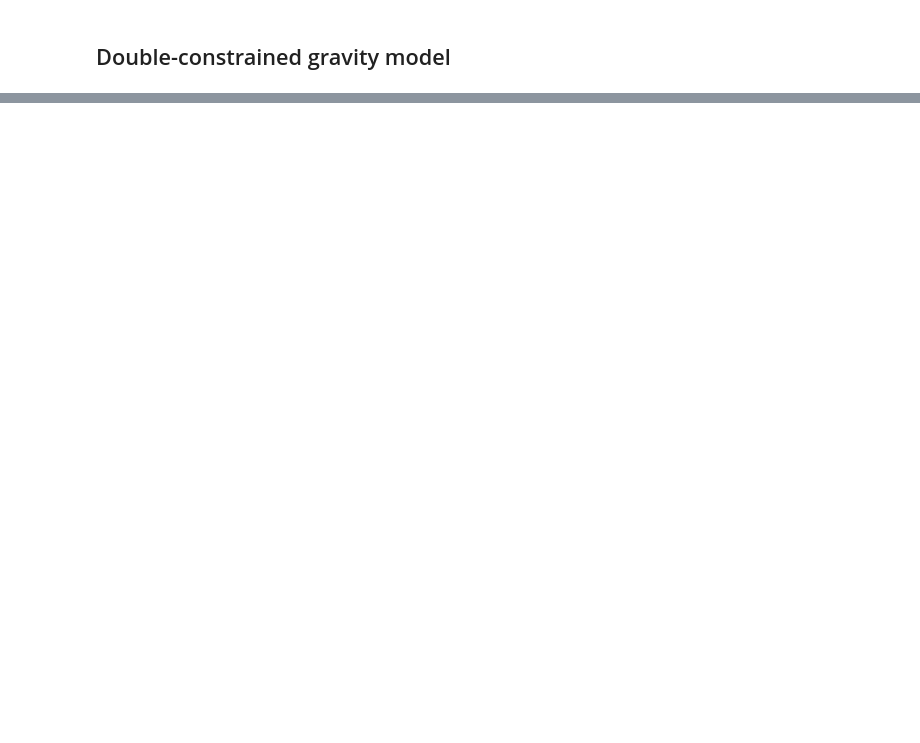
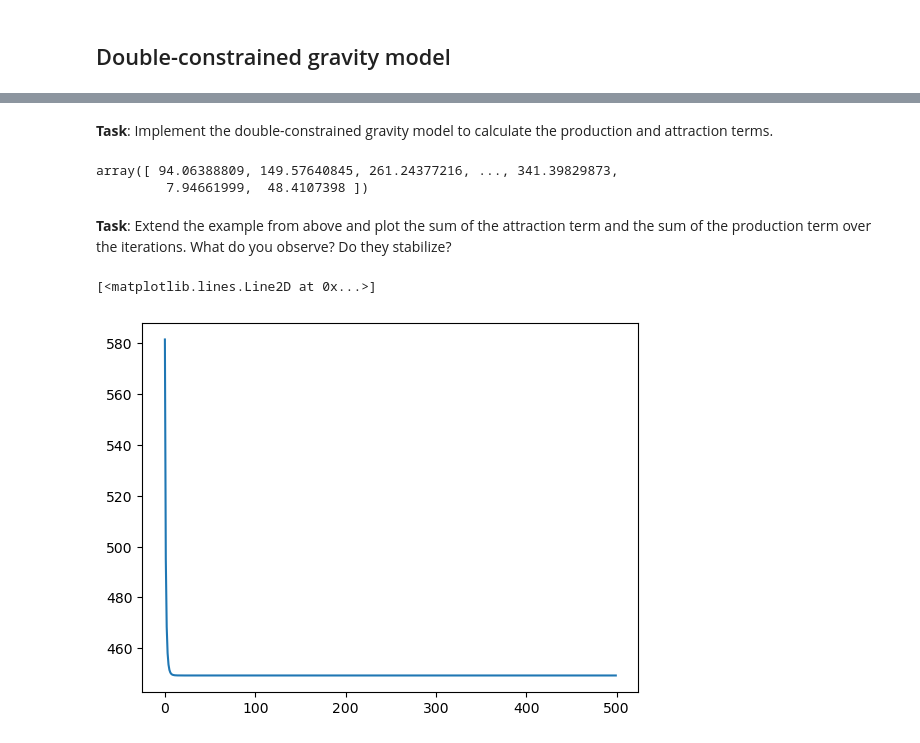
Before and after one commit to sebhoerl/course-uge, a Jupyter notebook: Material/Exercises/03 Trip distribution Solution.ipynb, the cells around one changed output, grey strips where cells are left out. Saved outputs shown, nothing was run; the diff lists cells and outputs as text; code cells hidden in the pictures; blank space fills up the shorter version.

```diff
--- a/Material/Exercises/03 Trip distribution Solution.ipynb
+++ b/Material/Exercises/03 Trip distribution Solution.ipynb
@@ -421,0 +439,66 @@ tbc
+# %% [markdown]
+**Task**: Implement the double-constrained gravity model to calculate the production and attraction terms.
+# %%
+### Insert code here
+# ...
+
+# origins = # Format properly
+# destinations = # Format properly
+
+# production = # Initialize to one
+# attraction = # Initialize to one
+
+# for iteration in range(500):
+#    for i in range(len(municipalities)):
+        # ...
+
+#    for j in range(len(municipalities)):
+        # ...
+
+origins = np.sum(flow_matrix, axis = 1)
+destinations = np.sum(flow_matrix, axis = 0)
+
+production = np.ones((len(municipalities),))
+attraction = np.ones((len(municipalities),))
+
+for iteration in range(500):
+    for i in range(len(municipalities)):
+        production[i] = origins[i] / np.sum(attraction * updated_friction_matrix[i,:])
+
+    for j in range(len(municipalities)):
+        attraction[j] = destinations[j] / np.sum(production * updated_friction_matrix[:,j])
+
+production
+# %% [output]
+array([ 94.06388809, 149.57640845, 261.24377216, ..., 341.39829873,
+         7.94661999,  48.4107398 ])
+# %% [markdown]
+**Task**: Extend the example from above and plot the sum of the attraction term and the sum of the production term over the iterations. What do you observe? Do they stabilize?
+# %%
+### Insert code here
+# ...
+
+origins = np.sum(flow_matrix, axis = 1)
+destinations = np.sum(flow_matrix, axis = 0)
+
+production = np.ones((len(municipalities),))
+attraction = np.ones((len(municipalities),))
+
+iterations = np.arange(500)
+production_sum = []
+attraction_sum = []
+
+for iteration in range(500):
+    for i in range(len(municipalities)):
+        production[i] = origins[i] / np.sum(attraction * updated_friction_matrix[i,:])
+
+    for j in range(len(municipalities)):
+        attraction[j] = destinations[j] / np.sum(production * updated_friction_matrix[:,j])
+
+    production_sum.append(np.sum(production))
+    attraction_sum.append(np.sum(attraction))
+
+plt.plot(iterations, attraction_sum)
+# %% [output]
+[<matplotlib.lines.Line2D at 0x...>]
+[figure, added]
```
Also changed, not shown: parts of 8 cells of this notebook, 1 other file.
